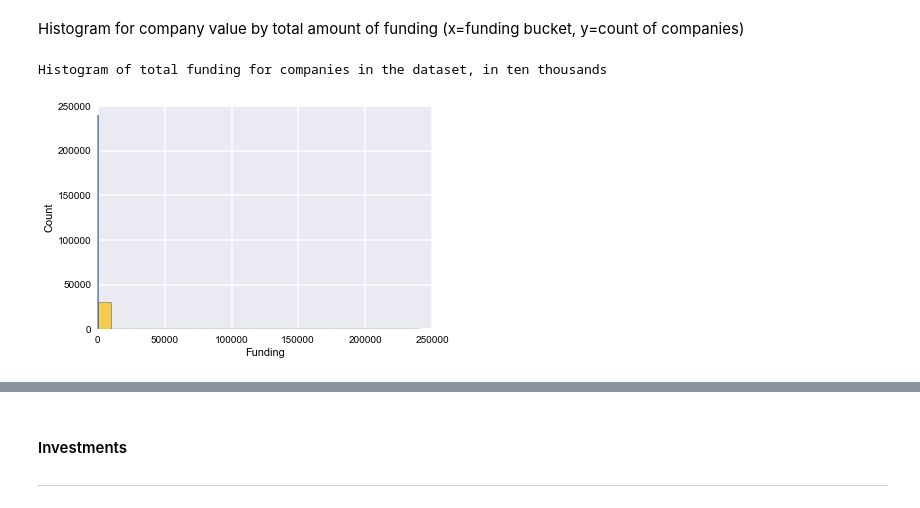
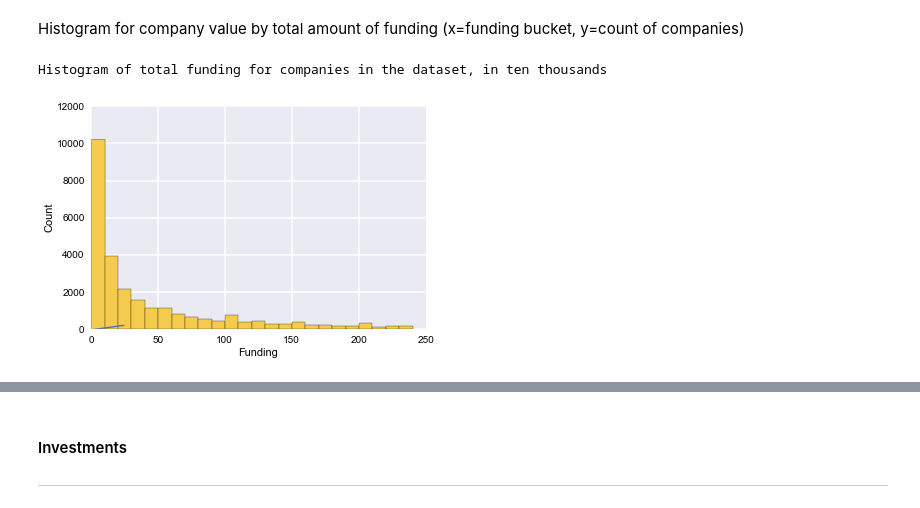
Before and after one commit to prabhamatta/Crunch-It, a Jupyter notebook: CrunchIt.ipynb, the cells around one changed output, grey strips where cells are left out. Saved outputs shown, nothing was run; the diff lists cells and outputs as text; code cells hidden in the pictures.

```diff
--- a/CrunchIt.ipynb
+++ b/CrunchIt.ipynb
@@ -248,19 +248,19 @@ Histogram for company value by total amount of funding (x=funding bucket, y=coun
 # %%
 #TODO :  is there something wrong with this graph???
 #exclude rows where we do not have a total funding value
 s = all_companies.funding_total_usd[all_companies.funding_total_usd >= 1]
 
 #show values in 10 thousands
-s = numpy.around(s/10000)
-n, bins, patches = plt.hist(s,bins=range(0,250000,10000),color=COLOR_ORANGE)
+s = numpy.around(s/100000)
+n, bins, patches = plt.hist(s,bins=range(0,250,10),color=COLOR_ORANGE)
 print 'Histogram of total funding for companies in the dataset, in ten thousands'
 plt.plot(bins)
 plt.xlabel('Funding')
 plt.ylabel('Count')
 plt.show()
 # %% [output]
 Histogram of total funding for companies in the dataset, in ten thousands
-[figure, old version]
+[figure, new version]
 # %%
 all_companies.head()
 # %% [output]
```
Also changed, not shown: parts of 31 cells of this notebook.
